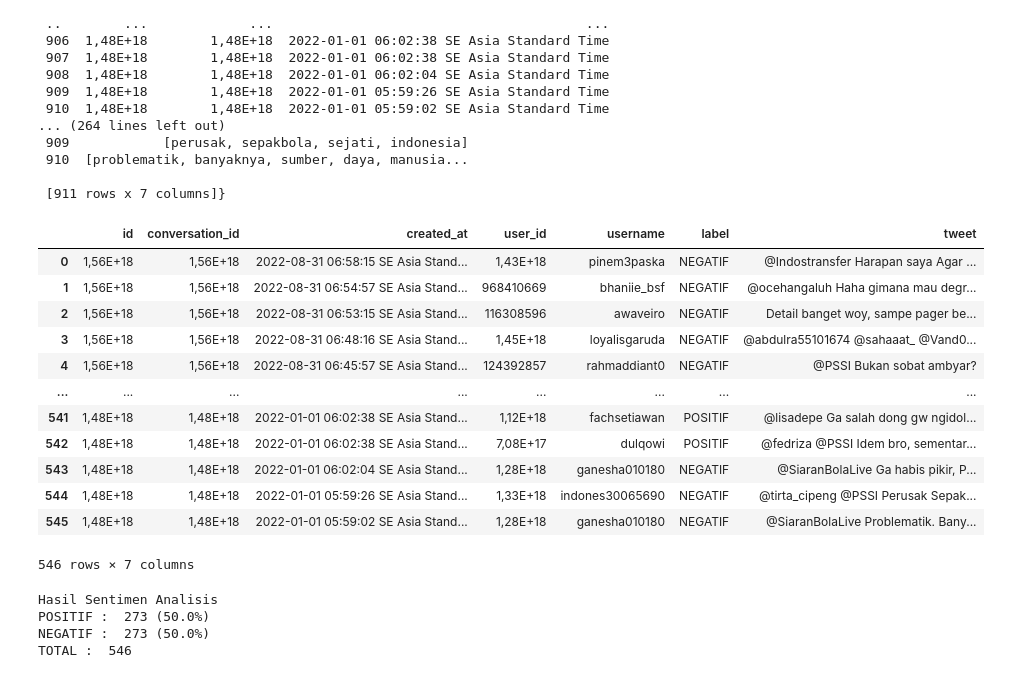
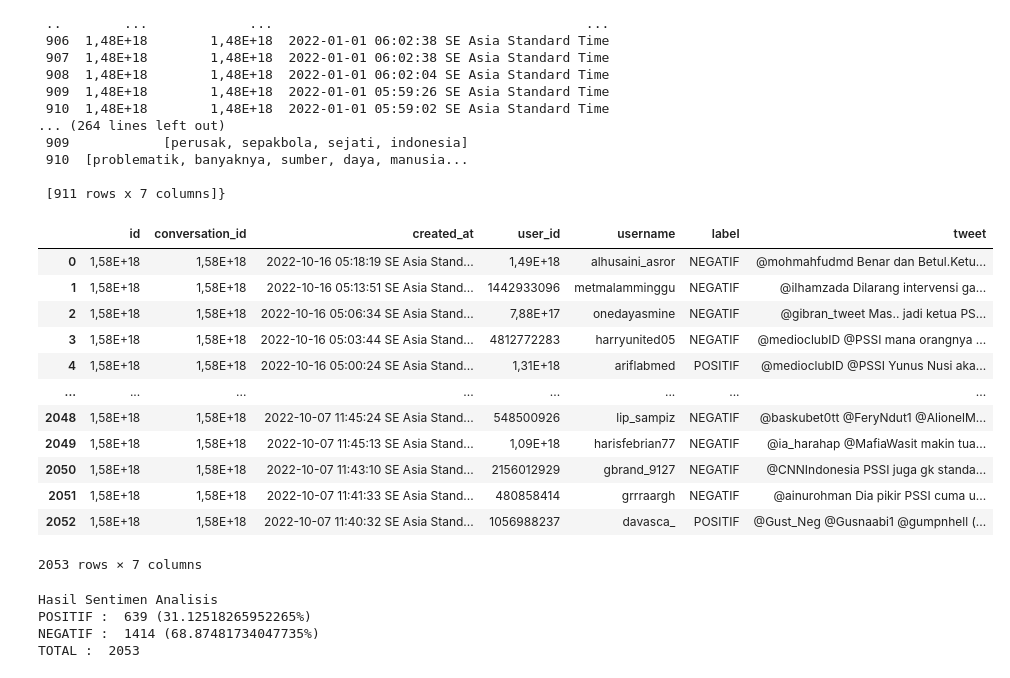
Before and after one commit to Afifhanafi/sentimen-analisis-kanjuruhan, a Jupyter notebook: New_SA.ipynb, the cells around one changed output. Cells and saved outputs as stored; diff of their text form; code cells hidden in the pictures.

```diff
--- a/New_SA.ipynb
+++ b/New_SA.ipynb
@@ -155,23 +155,23 @@ Wall time: 15min 36s
 # %%
 import pandas as pd
 
-data = pd.read_csv("Final_Sebelum_Kanjuruhan.csv", sep=';', encoding='unicode_escape')
-# data = pd.read_csv("Final_Setelah_Kanjuruhan.csv", sep=';', encoding='unicode_escape', skipinitialspace=True)
+data = pd.read_csv("Final_Sesudah_Kanjuruhan.csv", sep=';', encoding='unicode_escape')
+# data = pd.read_csv("Final_Sesudah_Kanjuruhan.csv", sep=';', encoding='unicode_escape')
 data
 # %% [output]
 |  | id | conversation_id | created_at | user_id | username | label | tweet |
-| 0 | 1,56E+18 | 1,56E+18 | 2022-08-31 06:58:15 SE Asia Stand... | 1,43E+18 | pinem3paska | NEGATIF | @Indostransfer Harapan saya Agar ... |
-| 1 | 1,56E+18 | 1,56E+18 | 2022-08-31 06:54:57 SE Asia Stand... | 968410669 | bhaniie_bsf | NEGATIF | @ocehangaluh Haha gimana mau degr... |
-| 2 | 1,56E+18 | 1,56E+18 | 2022-08-31 06:53:15 SE Asia Stand... | 116308596 | awaveiro | NEGATIF | Detail banget woy, sampe pager be... |
-| 3 | 1,56E+18 | 1,56E+18 | 2022-08-31 06:48:16 SE Asia Stand... | 1,45E+18 | loyalisgaruda | NEGATIF | @abdulra55101674 @sahaaat_ @Vand0... |
-| 4 | 1,56E+18 | 1,56E+18 | 2022-08-31 06:45:57 SE Asia Stand... | 124392857 | rahmaddiant0 | NEGATIF | @PSSI Bukan sobat ambyar? |
+| 0 | 1,58E+18 | 1,58E+18 | 2022-10-16 05:18:19 SE Asia Stand... | 1,49E+18 | alhusaini_asror | NEGATIF | @mohmahfudmd Benar dan Betul.Ketu... |
+| 1 | 1,58E+18 | 1,58E+18 | 2022-10-16 05:13:51 SE Asia Stand... | 1442933096 | metmalamminggu | NEGATIF | @iIhamzada Dilarang intervensi ga... |
+| 2 | 1,58E+18 | 1,58E+18 | 2022-10-16 05:06:34 SE Asia Stand... | 7,88E+17 | onedayasmine | NEGATIF | @gibran_tweet Mas.. jadi ketua PS... |
+| 3 | 1,58E+18 | 1,58E+18 | 2022-10-16 05:03:44 SE Asia Stand... | 4812772283 | harryunited05 | NEGATIF | @medioclubID @PSSI mana orangnya ... |
+| 4 | 1,58E+18 | 1,58E+18 | 2022-10-16 05:00:24 SE Asia Stand... | 1,31E+18 | ariflabmed | POSITIF | @medioclubID @PSSI Yunus Nusi aka... |
 | ... | ... | ... | ... | ... | ... | ... | ... |
-| 541 | 1,48E+18 | 1,48E+18 | 2022-01-01 06:02:38 SE Asia Stand... | 1,12E+18 | fachsetiawan | POSITIF | @lisadepe Ga salah dong gw ngidol... |
-| 542 | 1,48E+18 | 1,48E+18 | 2022-01-01 06:02:38 SE Asia Stand... | 7,08E+17 | dulqowi | POSITIF | @fedriza @PSSI Idem bro, sementar... |
-| 543 | 1,48E+18 | 1,48E+18 | 2022-01-01 06:02:04 SE Asia Stand... | 1,28E+18 | ganesha010180 | NEGATIF | @SiaranBolaLive Ga habis pikir, P... |
-| 544 | 1,48E+18 | 1,48E+18 | 2022-01-01 05:59:26 SE Asia Stand... | 1,33E+18 | indones30065690 | NEGATIF | @tirta_cipeng @PSSI Perusak Sepak... |
-| 545 | 1,48E+18 | 1,48E+18 | 2022-01-01 05:59:02 SE Asia Stand... | 1,28E+18 | ganesha010180 | NEGATIF | @SiaranBolaLive Problematik. Bany... |
+| 2048 | 1,58E+18 | 1,58E+18 | 2022-10-07 11:45:24 SE Asia Stand... | 548500926 | lip_sampiz | NEGATIF | @baskubet0tt @FeryNdut1 @AlionelM... |
+| 2049 | 1,58E+18 | 1,58E+18 | 2022-10-07 11:45:13 SE Asia Stand... | 1,09E+18 | harisfebrian77 | NEGATIF | @ia_harahap @MafiaWasit makin tua... |
+| 2050 | 1,58E+18 | 1,58E+18 | 2022-10-07 11:43:10 SE Asia Stand... | 2156012929 | gbrand_9127 | NEGATIF | @CNNIndonesia PSSI juga gk standa... |
+| 2051 | 1,58E+18 | 1,58E+18 | 2022-10-07 11:41:33 SE Asia Stand... | 480858414 | grrraargh | NEGATIF | @ainurohman Dia pikir PSSI cuma u... |
+| 2052 | 1,58E+18 | 1,58E+18 | 2022-10-07 11:40:32 SE Asia Stand... | 1056988237 | davasca_ | POSITIF | @Gust_Neg @Gusnaabi1 @gumpnhell (... |
-546 rows × 7 columns
+2053 rows × 7 columns
 # %%
 tweets_positive = [t for t in data["label"] if t == "POSITIF"]
 tweets_negative = [t for t in data["label"] if t == "NEGATIF"]
@@ -182,6 +182,6 @@ print("NEGATIF : ", len(tweets_negative), "({}%)".format(100*len(tweets_negative
 print("TOTAL : ", len(data))
 # %% [output]
 Hasil Sentimen Analisis
-POSITIF :  273 (50.0%)
-NEGATIF :  273 (50.0%)
-TOTAL :  546
+POSITIF :  639 (31.12518265952265%)
+NEGATIF :  1414 (68.87481734047735%)
+TOTAL :  2053
```
Also changed, not shown: 3 other files.
